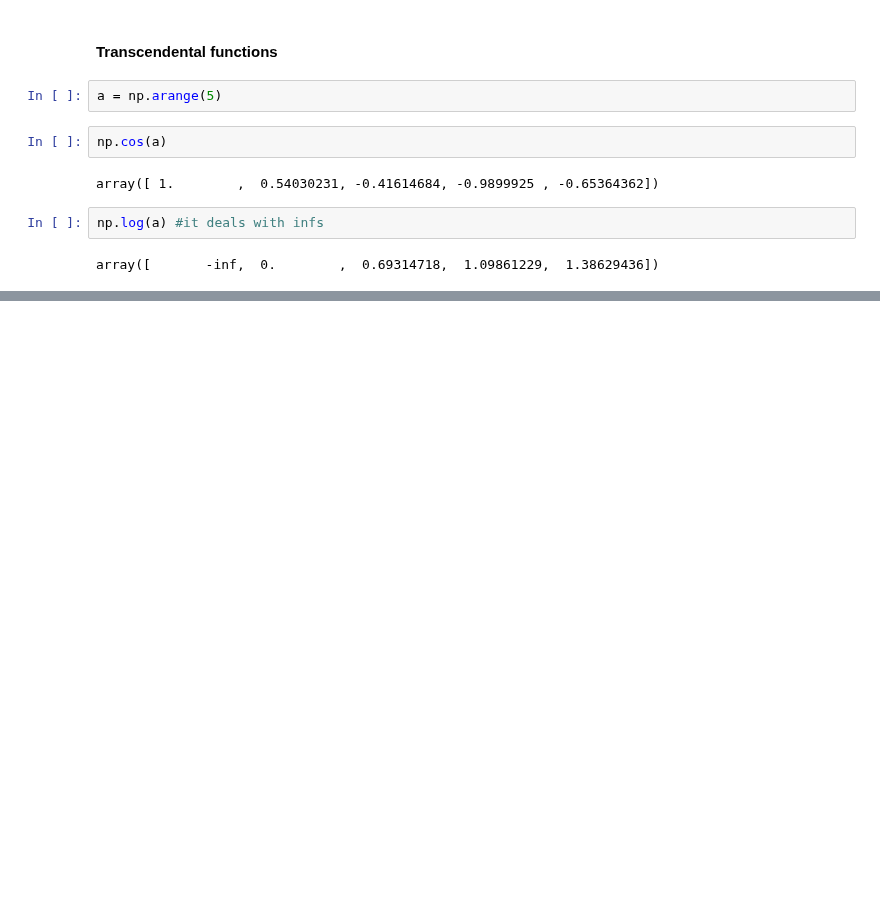
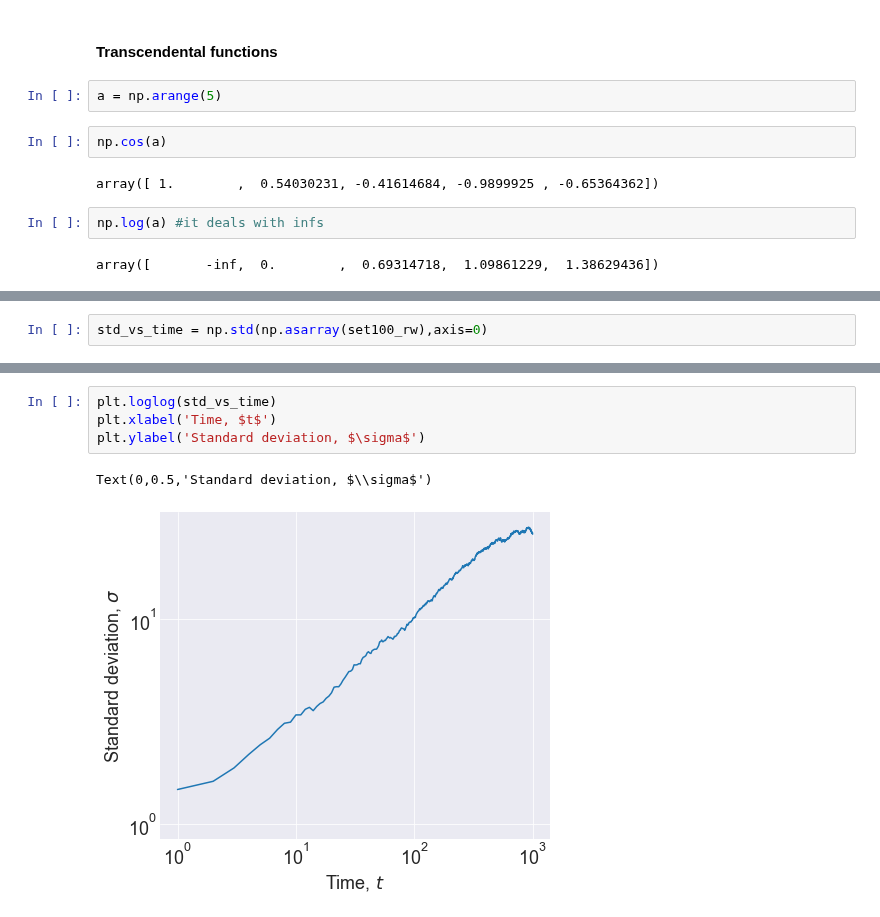
Before and after one commit to hvribeiro/MCSC1, a Jupyter notebook: aulas/01 - Getting Started with Scientific Python.ipynb, the cells around one changed output, grey strips where cells are left out. Saved outputs shown, nothing was run; the diff lists cells and outputs as text; blank space fills up the shorter version.

```diff
--- a/aulas/01 - Getting Started with Scientific Python.ipynb
+++ b/aulas/01 - Getting Started with Scientific Python.ipynb
@@ -2269,0 +2447,2 @@ array([       -inf,  0.        ,  0.69314718,  1.09861229,  1.38629436])
+# %%
+std_vs_time = np.std(np.asarray(set100_rw),axis=0)
@@ -2269,0 +2451,7 @@ array([       -inf,  0.        ,  0.69314718,  1.09861229,  1.38629436])
+# %%
+plt.loglog(std_vs_time)
+plt.xlabel('Time, $t$')
+plt.ylabel('Standard deviation, $\sigma$')
+# %% [output]
+Text(0,0.5,'Standard deviation, $\\sigma$')
+[figure, added]
```
Also changed, not shown: parts of 55 cells of this notebook, 1 other file.
